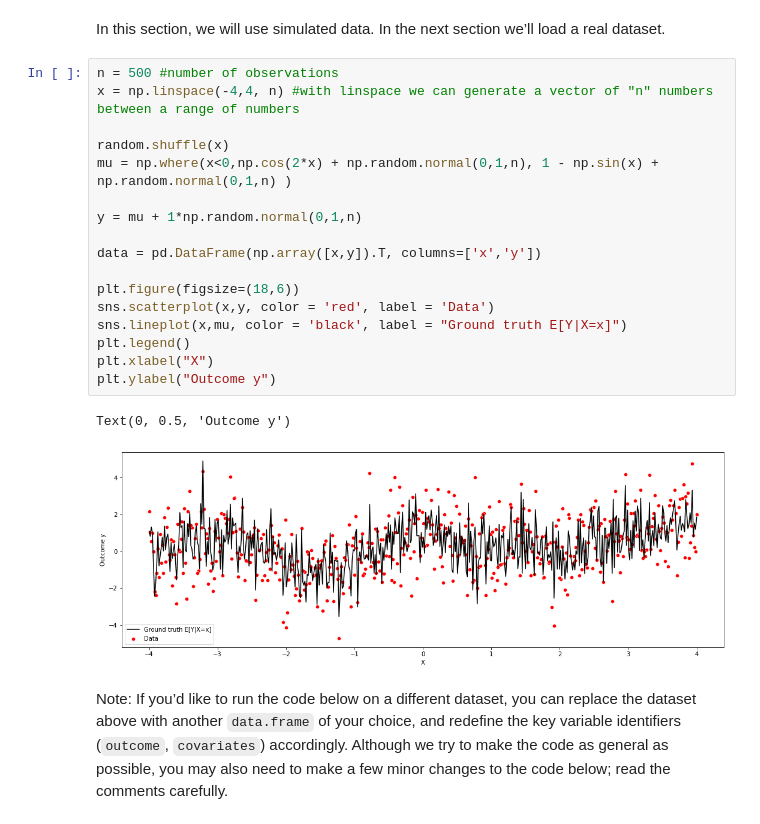
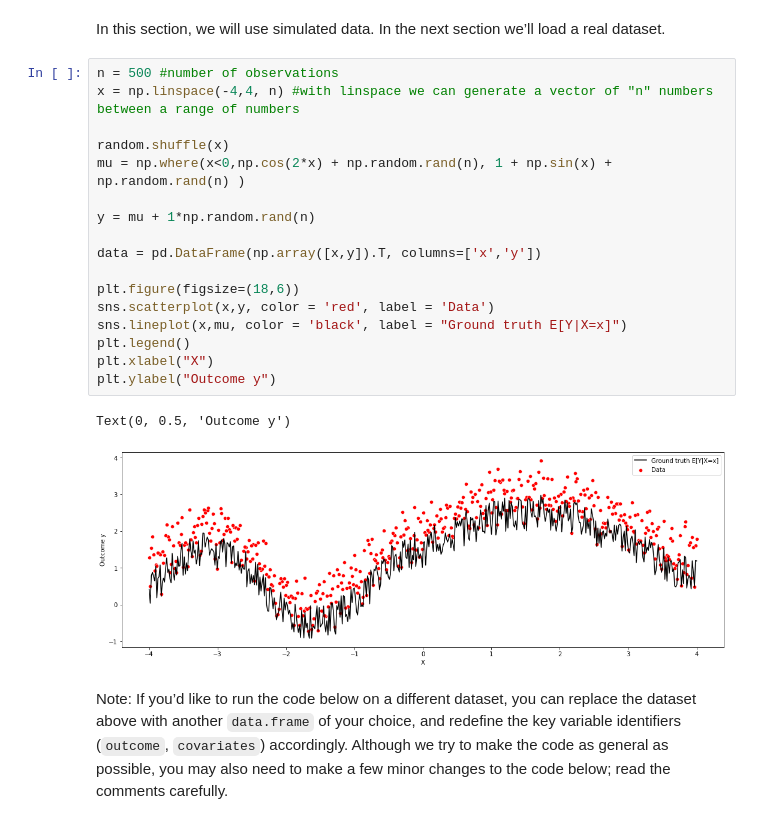
Before and after one commit to alexanderquispe/ml_book, a Jupyter notebook: Untitled-1.ipynb, the cells around one changed output. Cells and saved outputs as stored; diff of their text form.

```diff
--- a/Untitled-1.ipynb
+++ b/Untitled-1.ipynb
@@ -15,23 +15,23 @@ In this section, we will use simulated data. In the next section we’ll load a
 # %%
 n = 500 #number of observations
 x = np.linspace(-4,4, n) #with linspace we can generate a vector of "n" numbers between a range of numbers
 
 random.shuffle(x)
-mu = np.where(x<0,np.cos(2*x) + np.random.normal(0,1,n), 1 - np.sin(x) + np.random.normal(0,1,n) )
+mu = np.where(x<0,np.cos(2*x) + np.random.rand(n), 1 + np.sin(x) + np.random.rand(n) )
 
-y = mu + 1*np.random.normal(0,1,n)
+y = mu + 1*np.random.rand(n)
 
 data = pd.DataFrame(np.array([x,y]).T, columns=['x','y'])
 
 plt.figure(figsize=(18,6))
 sns.scatterplot(x,y, color = 'red', label = 'Data')
 sns.lineplot(x,mu, color = 'black', label = "Ground truth E[Y|X=x]")
 plt.legend()
 plt.xlabel("X")
 plt.ylabel("Outcome y")
 # %% [output]
 Text(0, 0.5, 'Outcome y')
-[figure, old version]
+[figure, new version]
 # %% [markdown]
 Note: If you’d like to run the code below on a different dataset, you can replace the dataset above with another `data.frame` of your choice, and redefine the key variable identifiers (`outcome`, `covariates`) accordingly. Although we try to make the code as general as possible, you may also need to make a few minor changes to the code below; read the comments carefully.
 # %% [markdown]
```
Also changed, not shown: parts of 4 cells of this notebook.
